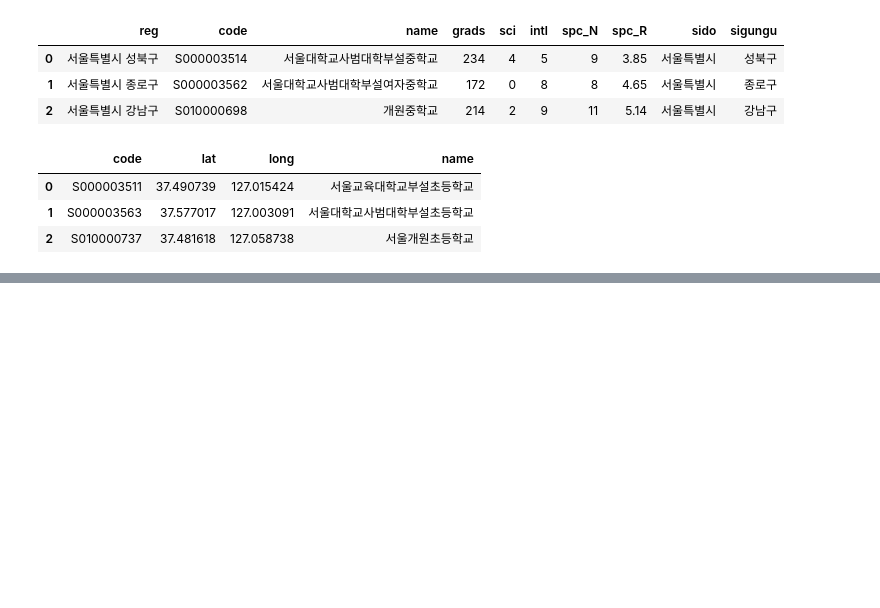
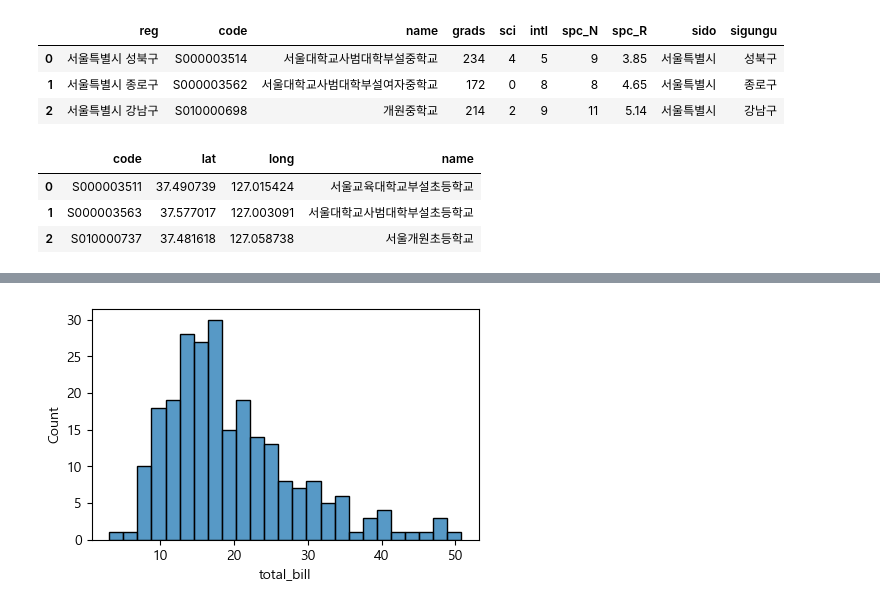
Before and after one commit to Silvercastle/HDAT, a Jupyter notebook: BSJ/현대엔지비_데이터분석/JupyterNotebook/python data day1.ipynb, the cells around one changed output, grey strips where cells are left out. Cells and saved outputs as stored; diff of their text form; code cells hidden in the pictures; blank space fills up the shorter version.

```diff
--- a/BSJ/현대엔지비_데이터분석/JupyterNotebook/python data day1.ipynb
+++ b/BSJ/현대엔지비_데이터분석/JupyterNotebook/python data day1.ipynb
@@ -869,0 +1110,4 @@ total_df.to_excel( r'학군연습.xlsx', index=False )
+# %%
+tip_df = sns.load_dataset( 'tips' )
+
+tip_df['size'].unique()
@@ -869,0 +1116,9 @@ total_df.to_excel( r'학군연습.xlsx', index=False )
+# %%
+import matplotlib.pyplot as plt
+from matplotlib import font_manager, rc
+
+font_name = font_manager.FontProperties(fname="c:/Windows/Fonts/malgun.ttf").get_name()
+rc('font', family=font_name)
+plt.rcParams['axes.unicode_minus'] = False
+
+# 출처 : https://cafe.naver.com/jkitstudy/184
@@ -869,0 +1152,10 @@ total_df.to_excel( r'학군연습.xlsx', index=False )
+# %%
+plt.figure(figsize=(5,3))
+
+# plt.hist(tip_df['total_bill'])
+
+sns.histplot( tip_df, x='total_bill', bins=25 )
+
+plt.show()
+# %% [output]
+[figure, added]
```
Also changed, not shown: parts of 56 cells of this notebook, 46 other files.
